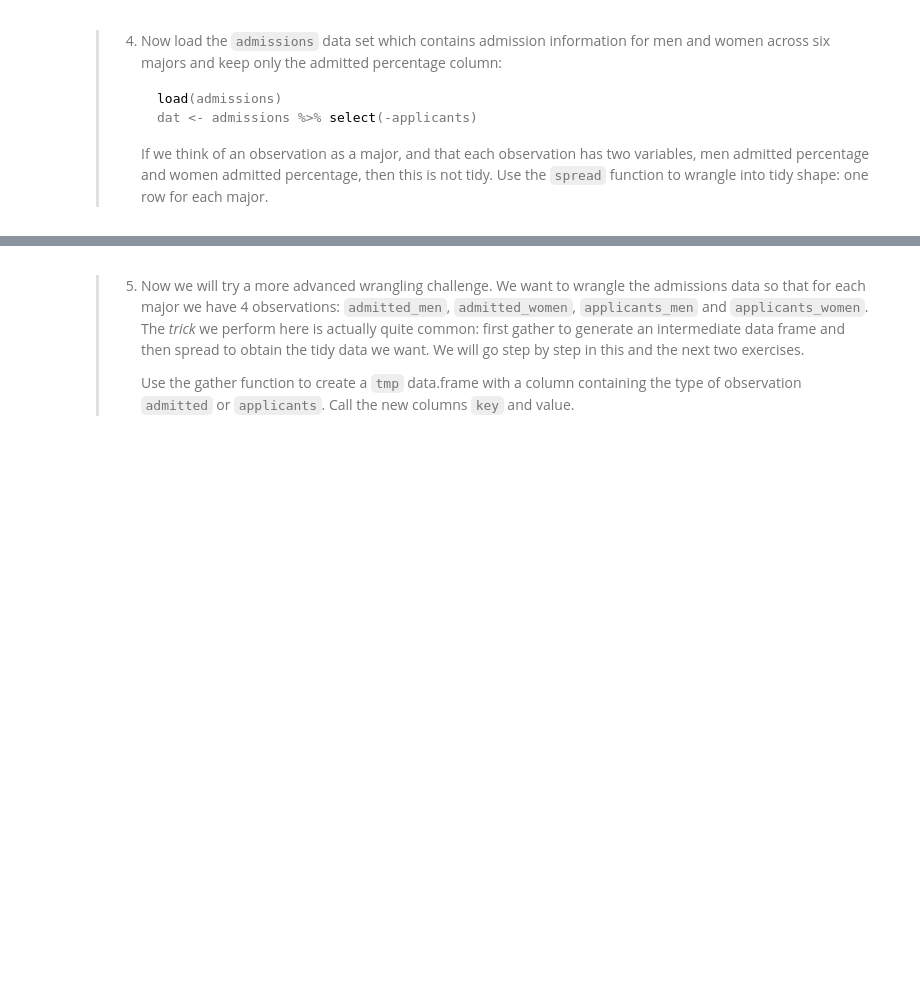
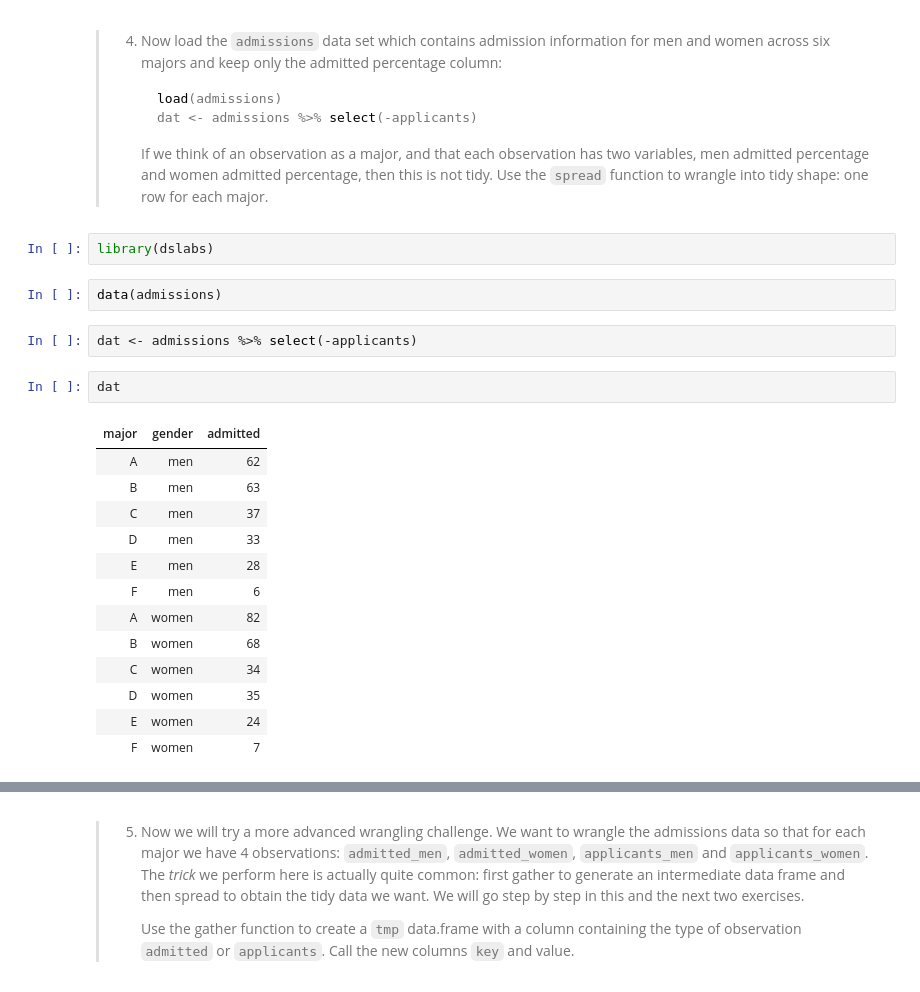
Before and after one commit to mldwr/dsbook_exercises, a Jupyter notebook: ex_36_reshaping_data.ipynb, the cells around one changed output, grey strips where cells are left out. Saved outputs shown, nothing was run; the diff lists cells and outputs as text; blank space fills up the shorter version.

````diff
--- a/ex_36_reshaping_data.ipynb
+++ b/ex_36_reshaping_data.ipynb
@@ -121,3 +121,25 @@ co2_tidy %>% filter(year==1959 | year==1969) %>% ggplot(aes(month, co2, color =
 >    ```
 >
 >    If we think of an observation as a major, and that each observation has two variables, men admitted percentage and women admitted percentage, then this is not tidy. Use the `spread` function to wrangle into tidy shape: one row for each major.
+# %%
+library(dslabs)
+# %%
+data(admissions)
+# %%
+dat <- admissions %>% select(-applicants)
+# %%
+dat
+# %% [output]
+| major | gender | admitted |
+| A | men | 62 |
+| B | men | 63 |
+| C | men | 37 |
+| D | men | 33 |
+| E | men | 28 |
+| F | men | 6 |
+| A | women | 82 |
+| B | women | 68 |
+| C | women | 34 |
+| D | women | 35 |
+| E | women | 24 |
+| F | women | 7 |
````
Also changed, not shown: parts of 1 cell of this notebook.
